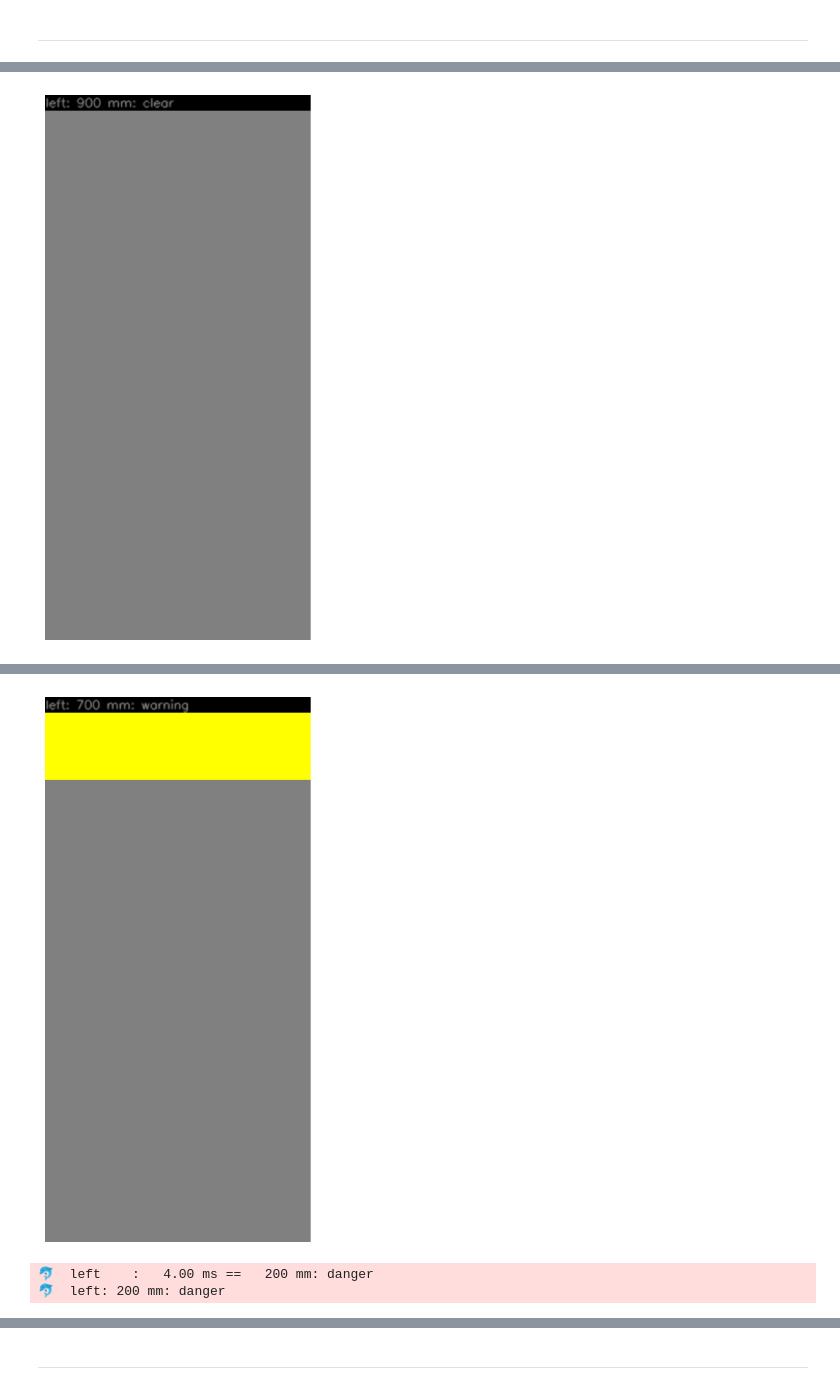
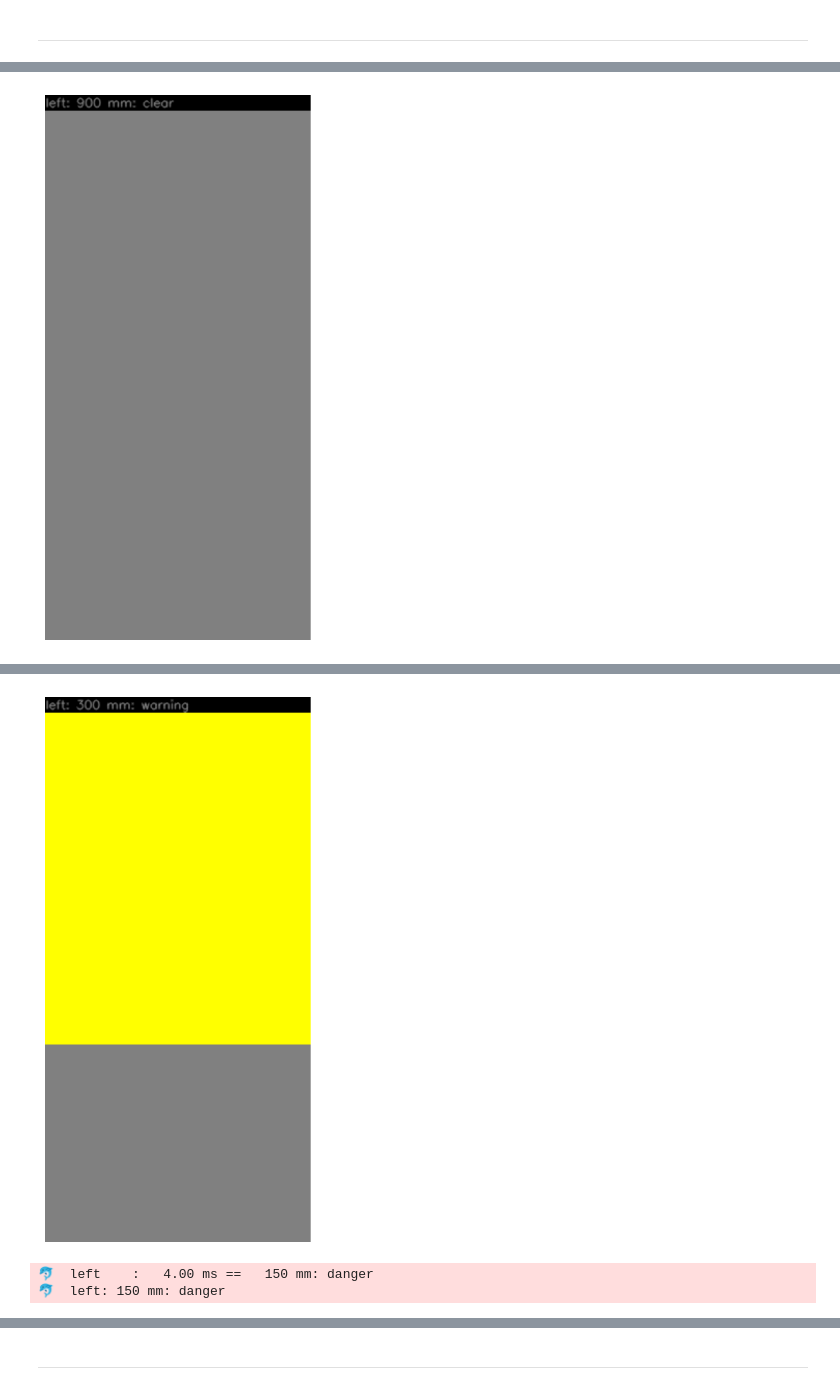
Before and after one commit to kamangir/bluer-ugv, a Jupyter notebook: notebooks/detection-v2.ipynb, the cells around one changed output, grey strips where cells are left out. Drawn from its saved outputs; the diff is of its cells as text; code cells hidden in the pictures.

```diff
--- a/notebooks/detection-v2.ipynb
+++ b/notebooks/detection-v2.ipynb
@@ -27,9 +27,9 @@ for detection in [
     ultrasonic_sensor_detection_pulse_timeout(),
     ultrasonic_sensor_detection_no_echo_high(),
     ultrasonic_sensor_detection_no_echo_detected(),
-    ultrasonic_sensor_detection_900mm(),
-    ultrasonic_sensor_detection_700mm(),
-    ultrasonic_sensor_detection_200mm(),
+    ultrasonic_sensor_detection_clear(),
+    ultrasonic_sensor_detection_warning(),
+    ultrasonic_sensor_detection_danger(),
 ]:
     logger.info(detection.as_str())
     logger.info(detection.as_str(short=True))
@@ -63,3 +63,3 @@ for detection in [
-[figure, old version]
+[figure, new version]
-🐬  left    :   4.00 ms ==   200 mm: danger
-🐬  left: 200 mm: danger
+🐬  left    :   4.00 ms ==   150 mm: danger
+🐬  left: 150 mm: danger
```
Also changed, not shown: parts of 3 cells of this notebook, 6 other files.
